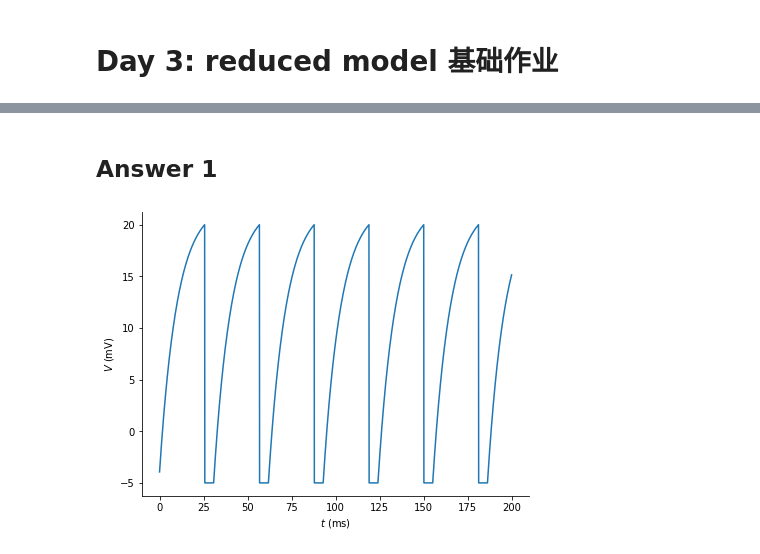
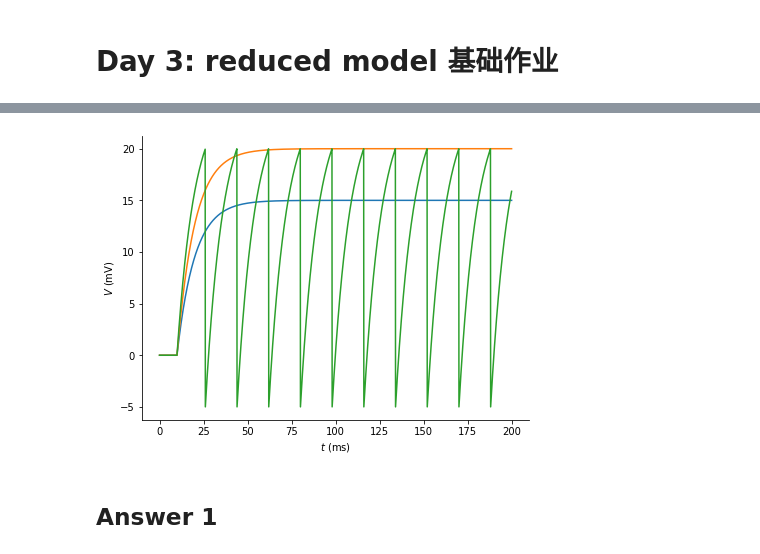
Before and after one commit to Routhleck/BrainPy-course-notes, a Jupyter notebook: codes/3 LIF/Day 3 基础作业.ipynb, the cells around one changed output, grey strips where cells are left out. Saved outputs shown, nothing was run; the diff lists cells and outputs as text; code cells hidden in the pictures.

```diff
--- a/codes/3 LIF/Day 3 基础作业.ipynb
+++ b/codes/3 LIF/Day 3 基础作业.ipynb
@@ -91,2 +39,28 @@ run_LIF()
+# %%
+def run_LIF_section_input():
+  # 运行LIF模型
+
+  # TODO: 实现一个section input，并对不用神经元设置不同大小的电流输入，观察神经元的输出，确定rheobase current
+  current, length = ...
+
+  group = bp.neurons.LIF(current.shape[1])
+
+  # TODO: 实例化DSRunner，monitor变量V，并传入section input
+  runner = ...
+  runner(200)  # 运行时长为200ms
+
+  # 结果可视化
+  fig, gs = bp.visualize.get_figure(1, 1, 4.5, 6)
+  ax = fig.add_subplot(gs[0, 0])
+  plt.plot(runner.mon.ts, runner.mon.V)
+  plt.xlabel(r'$t$ (ms)')
+  plt.ylabel(r'$V$ (mV)')
+  ax.spines['top'].set_visible(False)
+  ax.spines['right'].set_visible(False)
+  plt.show()
+# %%
+run_LIF_section_input()
+# %% [output]
+[figure, added]
 # %% [markdown]
 ## Answer 1
@@ -134,4 +66,0 @@ class LIF(bp.dyn.NeuDyn):
-# %%
-run_LIF()
-# %% [output]
-[figure, removed]
```
Also changed, not shown: parts of 35 cells of this notebook, 17 other files.
